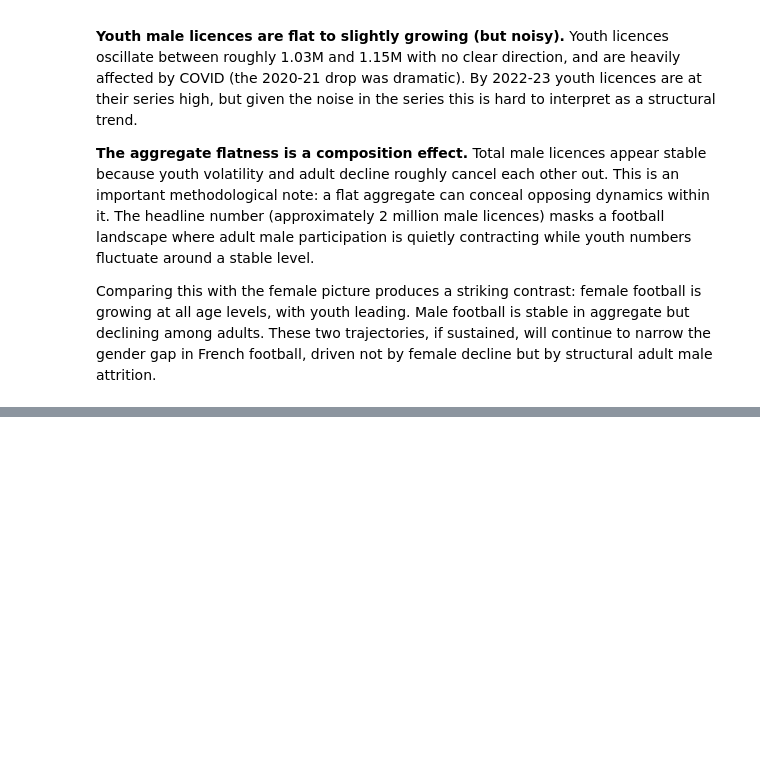
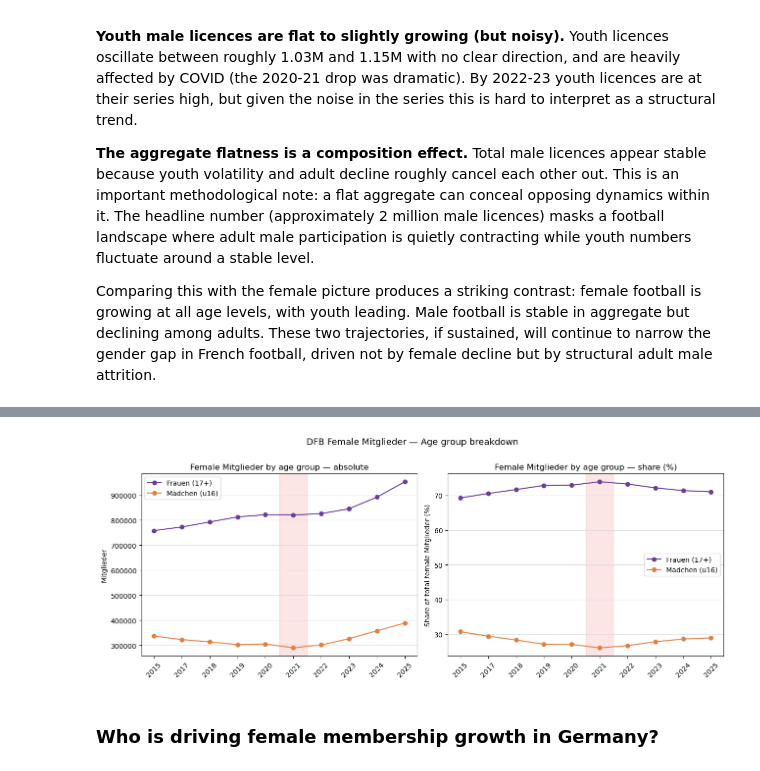
Before and after one commit to pacoraggio/inpat-expat, a Jupyter notebook: women-football/top5_participation_data.ipynb, the cells around one changed output, grey strips where cells are left out. Cells and saved outputs as stored; diff of their text form; code cells hidden in the pictures; blank space fills up the shorter version.

```diff
--- a/women-football/top5_participation_data.ipynb
+++ b/women-football/top5_participation_data.ipynb
@@ -489,0 +787,43 @@ Comparing this with the female picture produces a striking contrast: female foot
+# %%
+df_dfb_f = df_dfb[df_dfb["gender"] == "female"].copy()
+
+df_dfb_f["total_year"] = df_dfb_f.groupby("season")["registered_players"].transform("sum")
+df_dfb_f["share_pct"]  = df_dfb_f["registered_players"] / df_dfb_f["total_year"] * 100
+
+years_f = sorted(df_dfb_f["season"].unique())
+
+fig, axes = plt.subplots(1, 2, figsize=(13, 5))
+
+colors = {"senior": "#6a3d9a", "youth": "#e08040"}
+labels = {"senior": "Frauen (17+)", "youth": "Mädchen (u16)"}
+
+for group in ["senior", "youth"]:
+    sub = df_dfb_f[df_dfb_f["age_group"] == group].sort_values("season")
+    axes[0].plot(range(len(years_f)), sub["registered_players"].values,
+                 marker="o", color=colors[group], label=labels[group])
+    axes[1].plot(range(len(years_f)), sub["share_pct"].values,
+                 marker="o", color=colors[group], label=labels[group])
+
+covid_x = years_f.index(2021)
+for ax in axes:
+    ax.axvspan(covid_x - 0.5, covid_x + 0.5,
+               color="lightcoral", alpha=0.2)
+    ax.set_xticks(range(len(years_f)))
+    ax.set_xticklabels(years_f, rotation=45)
+    ax.legend(fontsize=10)
+    ax.yaxis.grid(True, color="#dddddd", linewidth=0.8)
+    ax.set_facecolor("white")
+
+axes[0].set_title("Female Mitglieder by age group — absolute", fontsize=12)
+axes[0].set_ylabel("Mitglieder")
+axes[1].set_title("Female Mitglieder by age group — share (%)", fontsize=12)
+axes[1].set_ylabel("Share of total female Mitglieder (%)")
+
+fig.patch.set_facecolor("white")
+fig.suptitle("DFB Female Mitglieder — Age group breakdown", fontsize=13, y=1.01)
+plt.tight_layout()
+plt.show()
+# %% [output]
+[figure, added]
+# %% [markdown]
+### Who is driving female membership growth in Germany?
```
Also changed, not shown: parts of 23 cells of this notebook, 1 other file.
